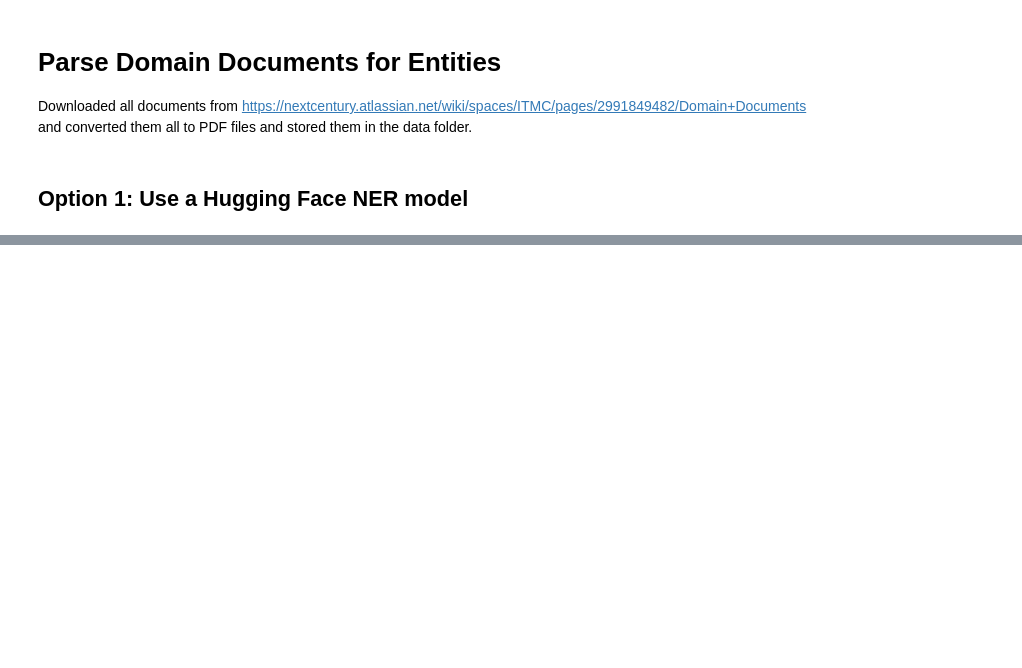
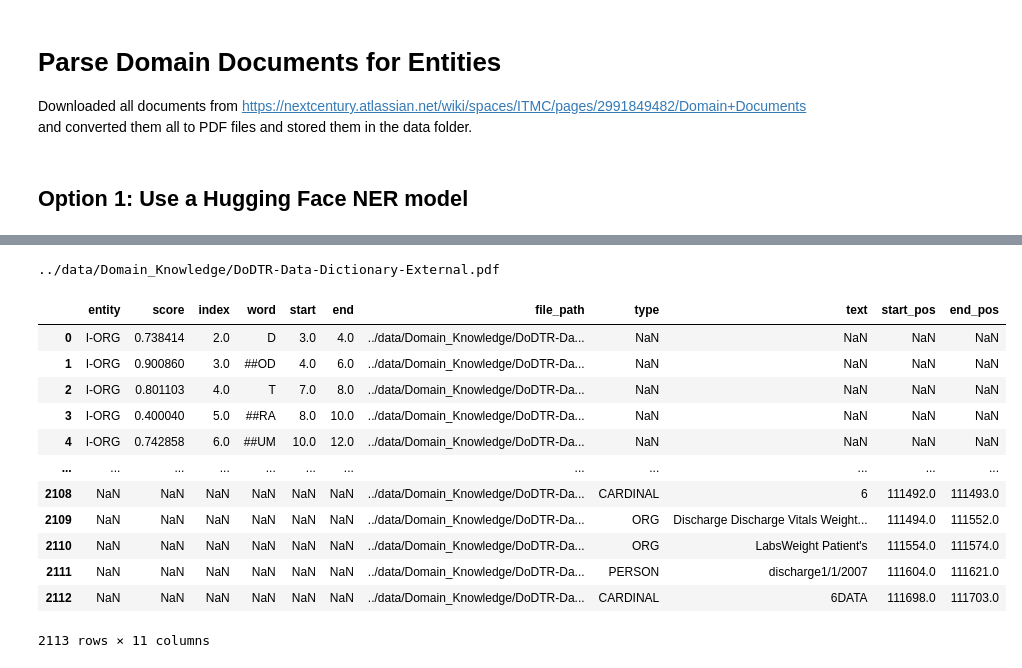
Before and after one commit to dbabbitt/itm-analysis-reporting-1, a Jupyter notebook: explorations/Parse Domain Documents for Entities.ipynb, the cells around one changed output, grey strips where cells are left out. Drawn from its saved outputs; the diff is of its cells as text; code cells hidden in the pictures; blank space fills up the shorter version.

Commit message:
Captured all the NER tokens from all the domain documents in  domain_doc_ners_df

```diff
--- a/explorations/Parse Domain Documents for Entities.ipynb
+++ b/explorations/Parse Domain Documents for Entities.ipynb
@@ -86,0 +93,19 @@ black_list = ['.ipynb_checkpoints', '$Recycle.Bin', '.git']
+# %%
+
+# Get text lengths
+text_length_dict = {}
+sentences_dict = {}
+for sub_directory, directories_list, files_list in os.walk(pdf_folder):
+    if all(map(lambda x: x not in sub_directory, black_list)):
+        for file_name in files_list:
+            if file_name.endswith('.pdf'):
+                file_path = osp.join(sub_directory, file_name)
+                with open(file_path, 'rb') as file:
+                    pdf_reader = PyPDF2.PdfReader(file)
+                    text = ''
+                    for page_number in range(len(pdf_reader.pages)):
+                        page = pdf_reader.pages[page_number]
+                        text += page.extract_text()
+                    # print(f'Text length for {file_path} is {len(text):,} characters.')
+                    text_length_dict[file_path] = len(text)
+                    sentences_dict[file_path] = text
@@ -149,0 +212,21 @@ ValueError: [E088] Text of length 1156393 exceeds maximum of 1000000. The parser
+# %%
+
+for file_path, file_path_df in domain_doc_ners_df.groupby('file_path'):
+    print(file_path)
+    display(file_path_df)
+    break
+# %% [output]
+../data/Domain_Knowledge/DoDTR-Data-Dictionary-External.pdf
+|  | entity | score | index | word | start | end | file_path | type | text | start_pos | end_pos |
+| 0 | I-ORG | 0.738414 | 2.0 | D | 3.0 | 4.0 | ../data/Domain_Knowledge/DoDTR-Da... | NaN | NaN | NaN | NaN |
+| 1 | I-ORG | 0.900860 | 3.0 | ##OD | 4.0 | 6.0 | ../data/Domain_Knowledge/DoDTR-Da... | NaN | NaN | NaN | NaN |
+| 2 | I-ORG | 0.801103 | 4.0 | T | 7.0 | 8.0 | ../data/Domain_Knowledge/DoDTR-Da... | NaN | NaN | NaN | NaN |
+| 3 | I-ORG | 0.400040 | 5.0 | ##RA | 8.0 | 10.0 | ../data/Domain_Knowledge/DoDTR-Da... | NaN | NaN | NaN | NaN |
+| 4 | I-ORG | 0.742858 | 6.0 | ##UM | 10.0 | 12.0 | ../data/Domain_Knowledge/DoDTR-Da... | NaN | NaN | NaN | NaN |
+| ... | ... | ... | ... | ... | ... | ... | ... | ... | ... | ... | ... |
+| 2108 | NaN | NaN | NaN | NaN | NaN | NaN | ../data/Domain_Knowledge/DoDTR-Da... | CARDINAL | 6 | 111492.0 | 111493.0 |
+| 2109 | NaN | NaN | NaN | NaN | NaN | NaN | ../data/Domain_Knowledge/DoDTR-Da... | ORG | Discharge Discharge Vitals Weight... | 111494.0 | 111552.0 |
+| 2110 | NaN | NaN | NaN | NaN | NaN | NaN | ../data/Domain_Knowledge/DoDTR-Da... | ORG | LabsWeight Patient's | 111554.0 | 111574.0 |
+| 2111 | NaN | NaN | NaN | NaN | NaN | NaN | ../data/Domain_Knowledge/DoDTR-Da... | PERSON | discharge1/1/2007 | 111604.0 | 111621.0 |
+| 2112 | NaN | NaN | NaN | NaN | NaN | NaN | ../data/Domain_Knowledge/DoDTR-Da... | CARDINAL | 6DATA | 111698.0 | 111703.0 |
+2113 rows × 11 columns
```
Also changed, not shown: parts of 16 cells of this notebook, 4 other files.
